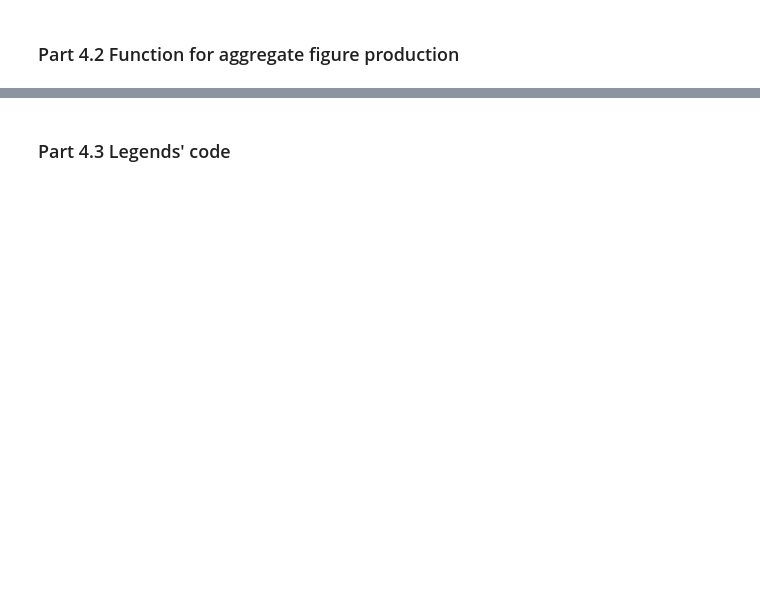
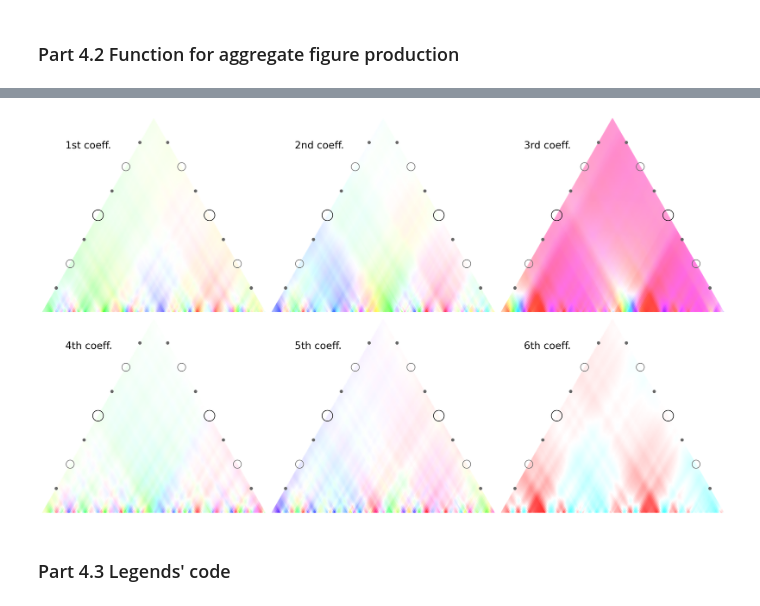
Before and after one commit to DCMLab/wavescapes, a Jupyter notebook: refactoring.ipynb, the cells around one changed output, grey strips where cells are left out. Cells and saved outputs as stored; diff of their text form; code cells hidden in the pictures; blank space fills up the shorter version.

```diff
--- a/refactoring.ipynb
+++ b/refactoring.ipynb
@@ -1556,3 +1555,7 @@ generate_all_wavescapes(bach_prelude_midi, 500)
+# %%
+generate_all_wavescapes(fs_audio, 500, aw_size=1, deep_chroma=False)
+# %% [output]
+[figure, added]
 # %% [markdown]
 ### Part 4.3 Legends' code
 # %%
```
Also changed, not shown: parts of 12 cells of this notebook, 1 other file.
